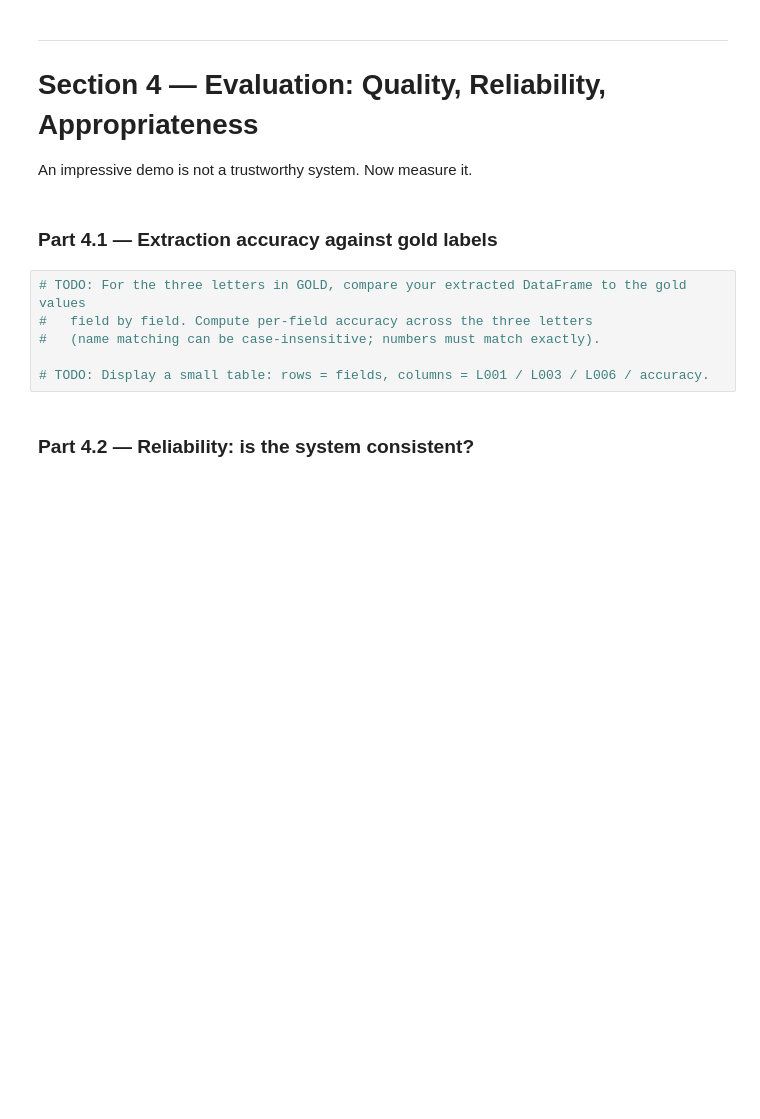
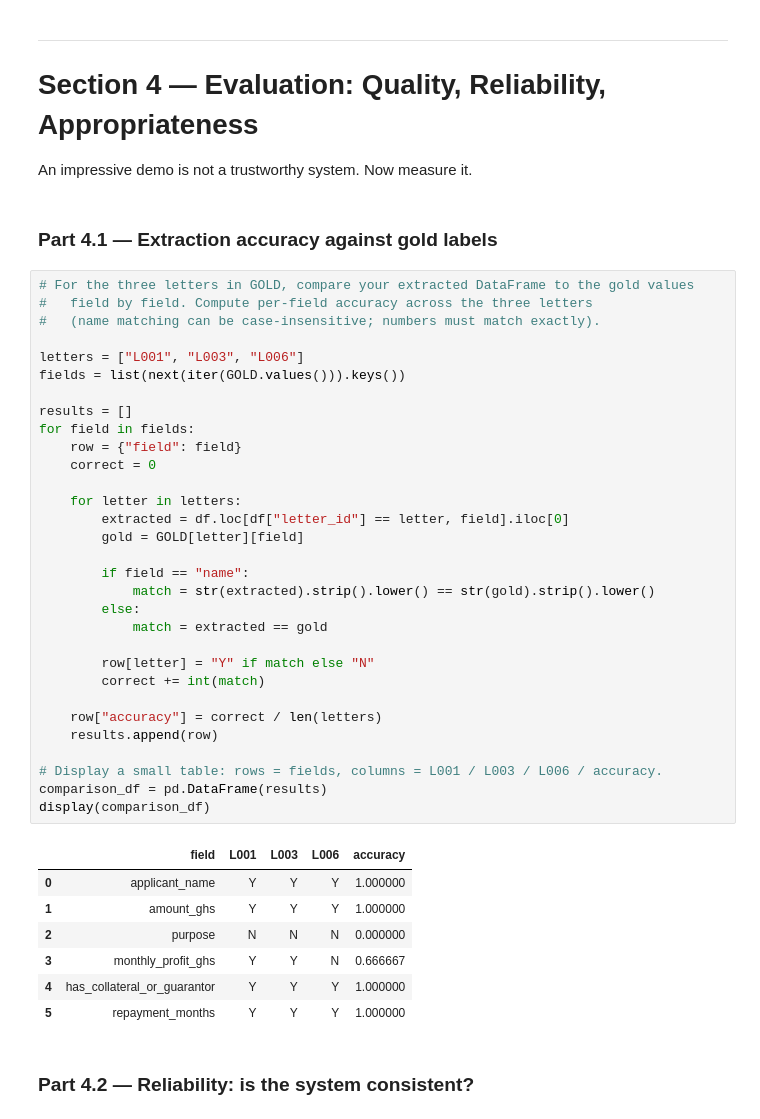
Before and after one commit to jupiterbouncer/Subair_Oluwademilade_Lab4, a Jupyter notebook: lab_4.ipynb, the cells around one changed output. Drawn from its saved outputs; the diff is of its cells as text; blank space fills up the shorter version.

Commit message:
part 4.1 - extraction accuracy

```diff
--- a/lab_4.ipynb
+++ b/lab_4.ipynb
@@ -684,11 +686,44 @@ An impressive demo is not a trustworthy system. Now measure it.
 # %% [markdown]
 ### Part 4.1 — Extraction accuracy against gold labels
 # %%
-# TODO: For the three letters in GOLD, compare your extracted DataFrame to the gold values
+# For the three letters in GOLD, compare your extracted DataFrame to the gold values
 #   field by field. Compute per-field accuracy across the three letters
 #   (name matching can be case-insensitive; numbers must match exactly).
 
-# TODO: Display a small table: rows = fields, columns = L001 / L003 / L006 / accuracy.
+letters = ["L001", "L003", "L006"]
+fields = list(next(iter(GOLD.values())).keys())
+
+results = []
+for field in fields:
+    row = {"field": field}
+    correct = 0
+
+    for letter in letters:
+        extracted = df.loc[df["letter_id"] == letter, field].iloc[0]
+        gold = GOLD[letter][field]
+
+        if field == "name":
+            match = str(extracted).strip().lower() == str(gold).strip().lower()
+        else:
+            match = extracted == gold
+
+        row[letter] = "Y" if match else "N"
+        correct += int(match)
+
+    row["accuracy"] = correct / len(letters)
+    results.append(row)
+
+# Display a small table: rows = fields, columns = L001 / L003 / L006 / accuracy.
+comparison_df = pd.DataFrame(results)
+display(comparison_df)
+# %% [output]
+|  | field | L001 | L003 | L006 | accuracy |
+| 0 | applicant_name | Y | Y | Y | 1.000000 |
+| 1 | amount_ghs | Y | Y | Y | 1.000000 |
+| 2 | purpose | N | N | N | 0.000000 |
+| 3 | monthly_profit_ghs | Y | Y | N | 0.666667 |
+| 4 | has_collateral_or_guarantor | Y | Y | Y | 1.000000 |
+| 5 | repayment_months | Y | Y | Y | 1.000000 |
 # %% [markdown]
 ### Part 4.2 — Reliability: is the system consistent?
 # %%
```
Also changed, not shown: parts of 5 cells of this notebook.
